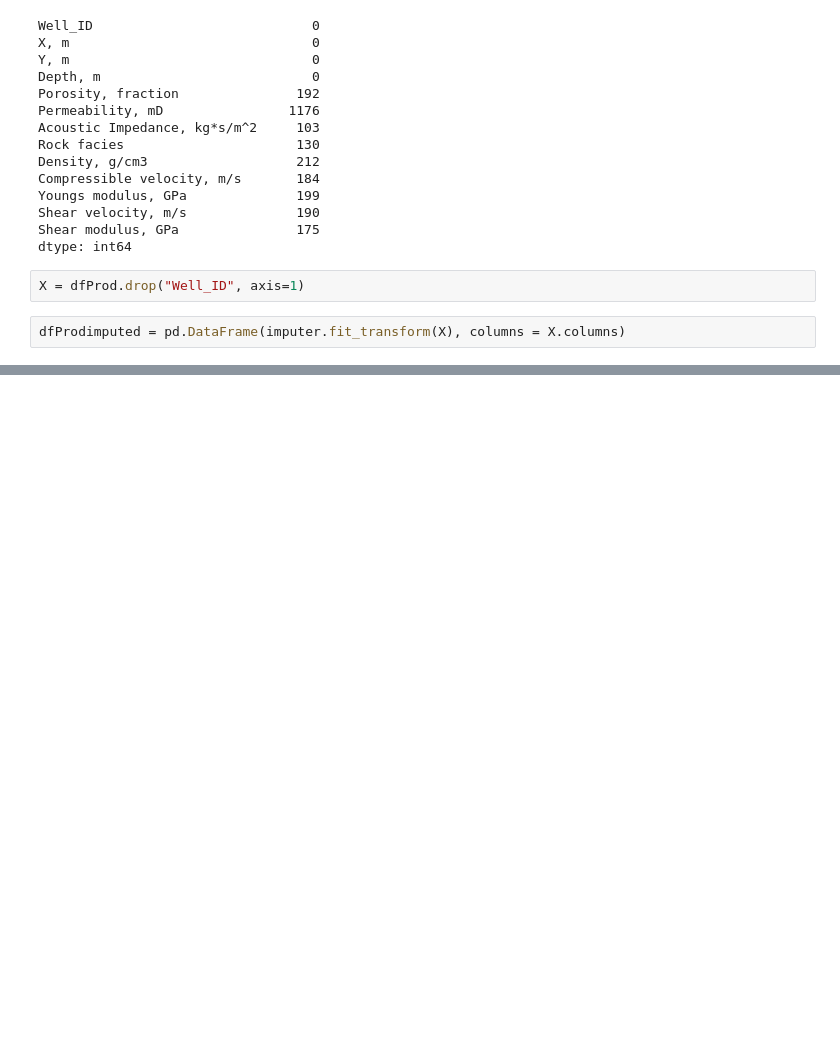
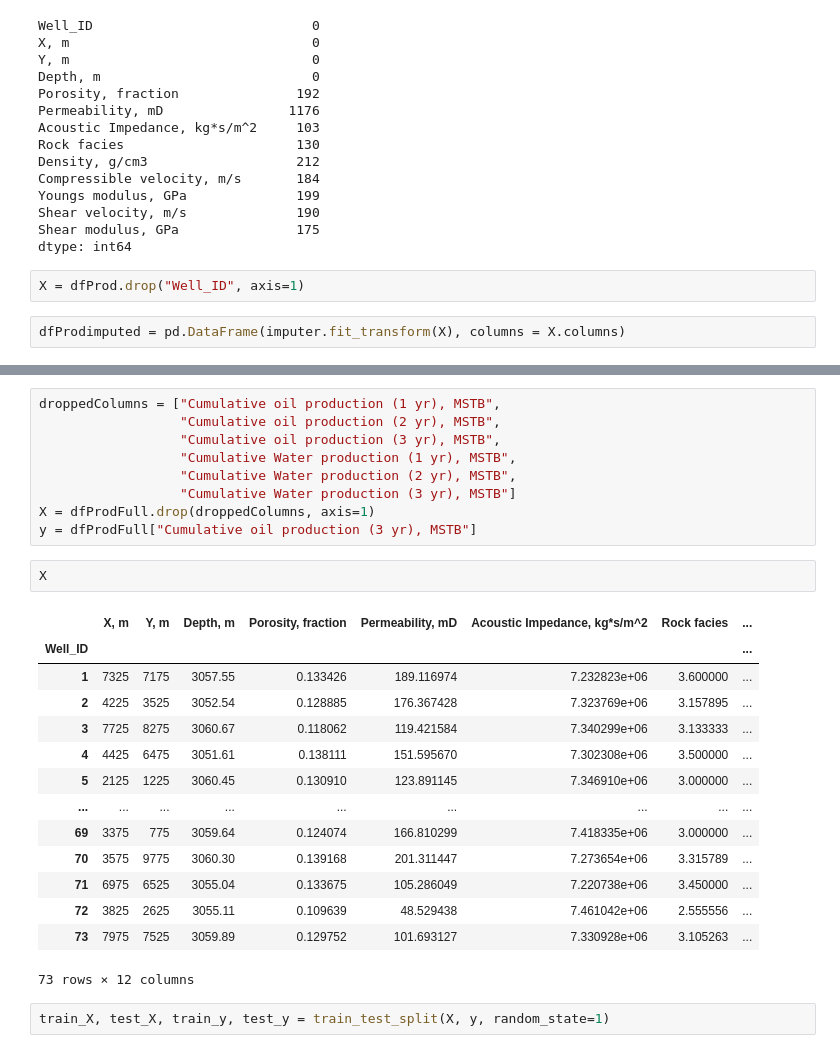
Before and after one commit to fraclad/MOAR-Drilling, a Jupyter notebook: notebooks/Irvin_EDA.ipynb, the cells around one changed output, grey strips where cells are left out. Cells and saved outputs as stored; diff of their text form; blank space fills up the shorter version.

```diff
--- a/notebooks/Irvin_EDA.ipynb
+++ b/notebooks/Irvin_EDA.ipynb
@@ -144,0 +186,28 @@ dfProdimputed = pd.DataFrame(imputer.fit_transform(X), columns = X.columns)
+# %%
+droppedColumns = ["Cumulative oil production (1 yr), MSTB",
+                  "Cumulative oil production (2 yr), MSTB",
+                  "Cumulative oil production (3 yr), MSTB",
+                  "Cumulative Water production (1 yr), MSTB",
+                  "Cumulative Water production (2 yr), MSTB",
+                  "Cumulative Water production (3 yr), MSTB"]
+X = dfProdFull.drop(droppedColumns, axis=1)
+y = dfProdFull["Cumulative oil production (3 yr), MSTB"]
+# %%
+X
+# %% [output]
+|  | X, m | Y, m | Depth, m | Porosity, fraction | Permeability, mD | Acoustic Impedance, kg*s/m^2 | Rock facies | ... |
+| Well_ID |  |  |  |  |  |  |  | ... |
+| 1 | 7325 | 7175 | 3057.55 | 0.133426 | 189.116974 | 7.232823e+06 | 3.600000 | ... |
+| 2 | 4225 | 3525 | 3052.54 | 0.128885 | 176.367428 | 7.323769e+06 | 3.157895 | ... |
+| 3 | 7725 | 8275 | 3060.67 | 0.118062 | 119.421584 | 7.340299e+06 | 3.133333 | ... |
+| 4 | 4425 | 6475 | 3051.61 | 0.138111 | 151.595670 | 7.302308e+06 | 3.500000 | ... |
+| 5 | 2125 | 1225 | 3060.45 | 0.130910 | 123.891145 | 7.346910e+06 | 3.000000 | ... |
+| ... | ... | ... | ... | ... | ... | ... | ... | ... |
+| 69 | 3375 | 775 | 3059.64 | 0.124074 | 166.810299 | 7.418335e+06 | 3.000000 | ... |
+| 70 | 3575 | 9775 | 3060.30 | 0.139168 | 201.311447 | 7.273654e+06 | 3.315789 | ... |
+| 71 | 6975 | 6525 | 3055.04 | 0.133675 | 105.286049 | 7.220738e+06 | 3.450000 | ... |
+| 72 | 3825 | 2625 | 3055.11 | 0.109639 | 48.529438 | 7.461042e+06 | 2.555556 | ... |
+| 73 | 7975 | 7525 | 3059.89 | 0.129752 | 101.693127 | 7.330928e+06 | 3.105263 | ... |
+73 rows × 12 columns
+# %%
+train_X, test_X, train_y, test_y = train_test_split(X, y, random_state=1)
```
Also changed, not shown: parts of 34 cells of this notebook.
